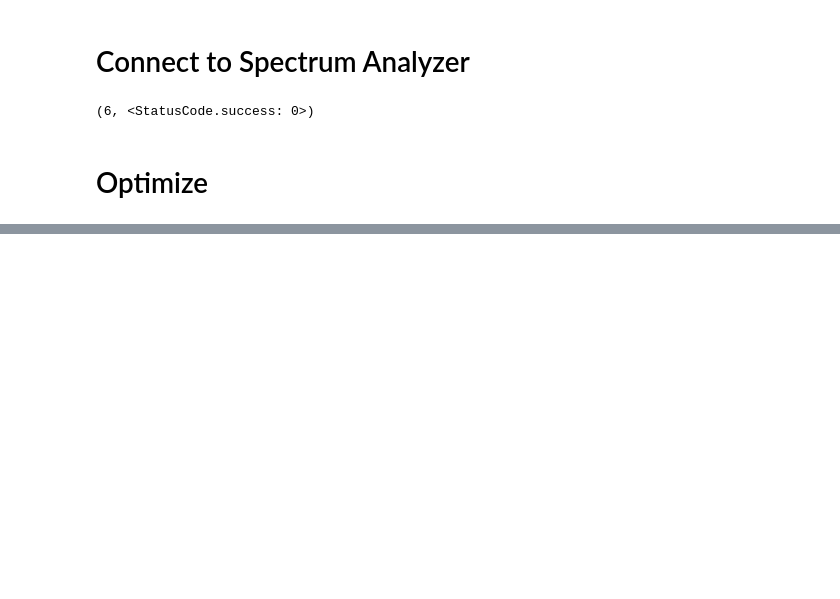
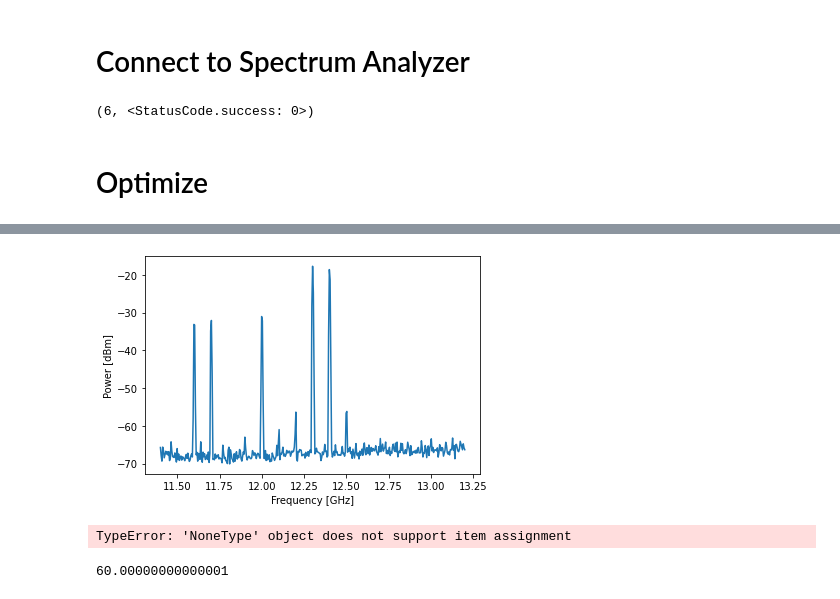
Before and after one commit to lukingroup/pylabnet, a Jupyter notebook: demo/iq-optimizer/IQOptimizer_demo.ipynb, the cells around one changed output, grey strips where cells are left out. Cells and saved outputs as stored; diff of their text form; code cells hidden in the pictures; blank space fills up the shorter version.

```diff
--- a/demo/iq-optimizer/IQOptimizer_demo.ipynb
+++ b/demo/iq-optimizer/IQOptimizer_demo.ipynb
@@ -107,0 +101,12 @@ sa.plot_trace()
+# %%
+import time
+start = time.time()
+opt1.opt()
+print(time.time()-start)
+# %% [output]
+[figure, added]
+TypeError: 'NoneType' object does not support item assignment
+# %%
+np.arccos(0.5)*180/np.pi
+# %% [output]
+60.00000000000001
```
Also changed, not shown: parts of 8 cells of this notebook, 1 other file.
